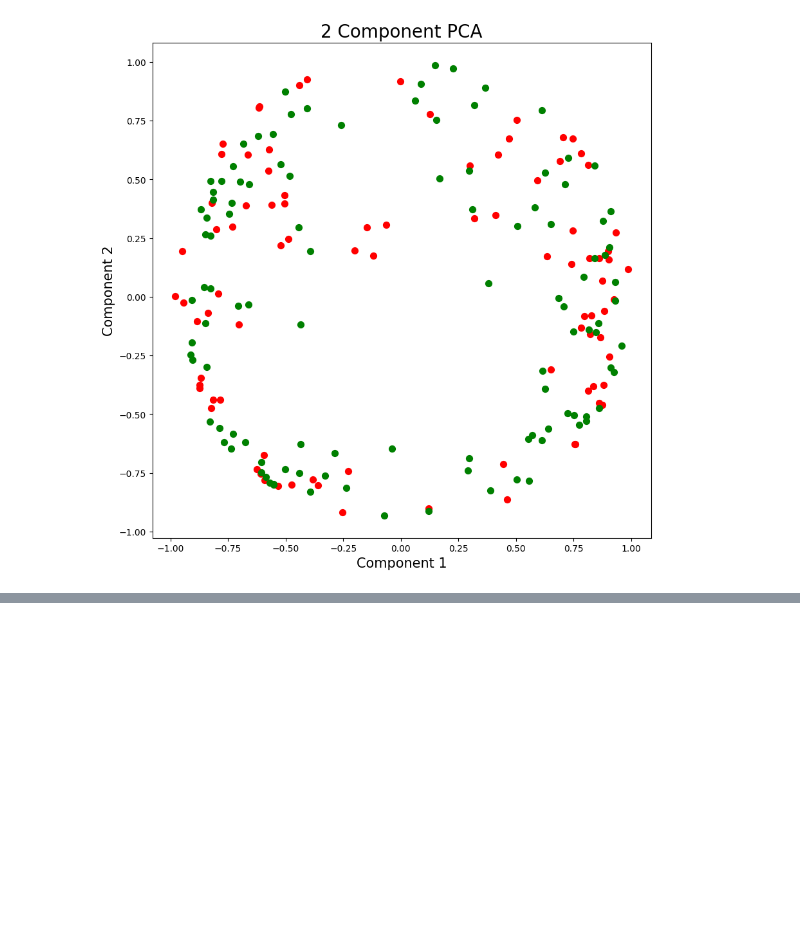
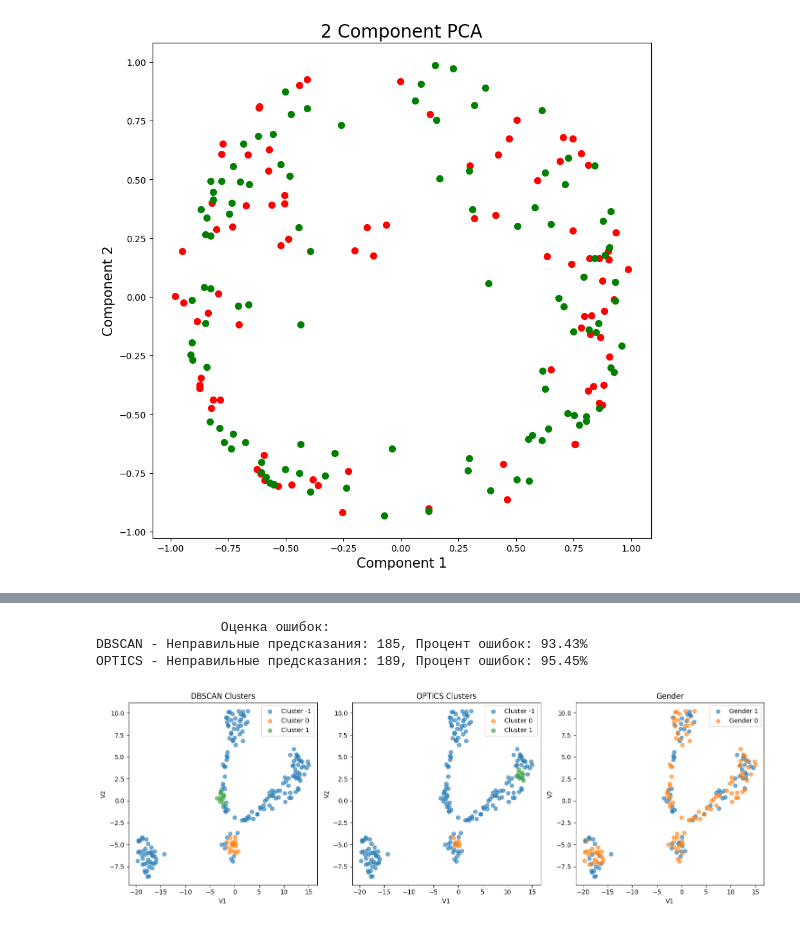
Before and after one commit to letmly/vstu_dl_labs, a Jupyter notebook: ML_labs/nbooks/ml8.ipynb, the cells around one changed output, grey strips where cells are left out. Cells and saved outputs as stored; diff of their text form; code cells hidden in the pictures; blank space fills up the shorter version.

```diff
--- a/ML_labs/nbooks/ml8.ipynb
+++ b/ML_labs/nbooks/ml8.ipynb
@@ -179,0 +390,59 @@ plt.show()
+# %%
+print("\n\t\tОценка ошибок:")
+
+# Рассчет ошибок для DBSCAN кластеров
+db_incorrect, db_error_percentage = calculate_errors(x_converted, 'DB_cluster', 'gender')
+print(f"DBSCAN - Неправильные предсказания: {db_incorrect}, Процент ошибок: {db_error_percentage:.2f}%")
+
+# Рассчет ошибок для OPTICS кластеров
+opt_incorrect, opt_error_percentage = calculate_errors(x_converted, 'OPT_cluster', 'gender')
+print(f"OPTICS - Неправильные предсказания: {opt_incorrect}, Процент ошибок: {opt_error_percentage:.2f}%")
+# %% [output]
+                Оценка ошибок:
+DBSCAN - Неправильные предсказания: 185, Процент ошибок: 93.43%
+OPTICS - Неправильные предсказания: 189, Процент ошибок: 95.45%
+# %%
+# Уникальные значения кластеров и пола для цвета
+db_clusters = x_converted['DB_cluster'].unique()
+opt_clusters = x_converted['OPT_cluster'].unique()
+genders = x_converted['gender'].unique()
+
+# Цветовая карта
+colors = plt.cm.get_cmap('viridis', len(db_clusters))
+
+# График для DBSCAN кластеров
+plt.figure(figsize=(15, 5))
+
+plt.subplot(1, 3, 1)
+for cluster in db_clusters:
+    cluster_data = x_converted[x_converted['DB_cluster'] == cluster]
+    plt.scatter(cluster_data['V1'], cluster_data['V2'], label=f'Cluster {cluster}', alpha=0.6)
+plt.title('DBSCAN Clusters')
+plt.xlabel('V1')
+plt.ylabel('V2')
+plt.legend()
+
+# График для OPTICS кластеров
+plt.subplot(1, 3, 2)
+for cluster in opt_clusters:
+    cluster_data = x_converted[x_converted['OPT_cluster'] == cluster]
+    plt.scatter(cluster_data['V1'], cluster_data['V2'], label=f'Cluster {cluster}', alpha=0.6)
+plt.title('OPTICS Clusters')
+plt.xlabel('V1')
+plt.ylabel('V2')
+plt.legend()
+
+# График для пола (gender)
+plt.subplot(1, 3, 3)
+for gender in genders:
+    gender_data = x_converted[x_converted['gender'] == gender]
+    plt.scatter(gender_data['V1'], gender_data['V2'], label=f'Gender {gender}', alpha=0.6)
+plt.title('Gender')
+plt.xlabel('V1')
+plt.ylabel('V2')
+plt.legend()
+
+plt.tight_layout()
+plt.show()
+# %% [output]
+[figure, added]
```
Also changed, not shown: parts of 17 cells of this notebook, 2 other files.
